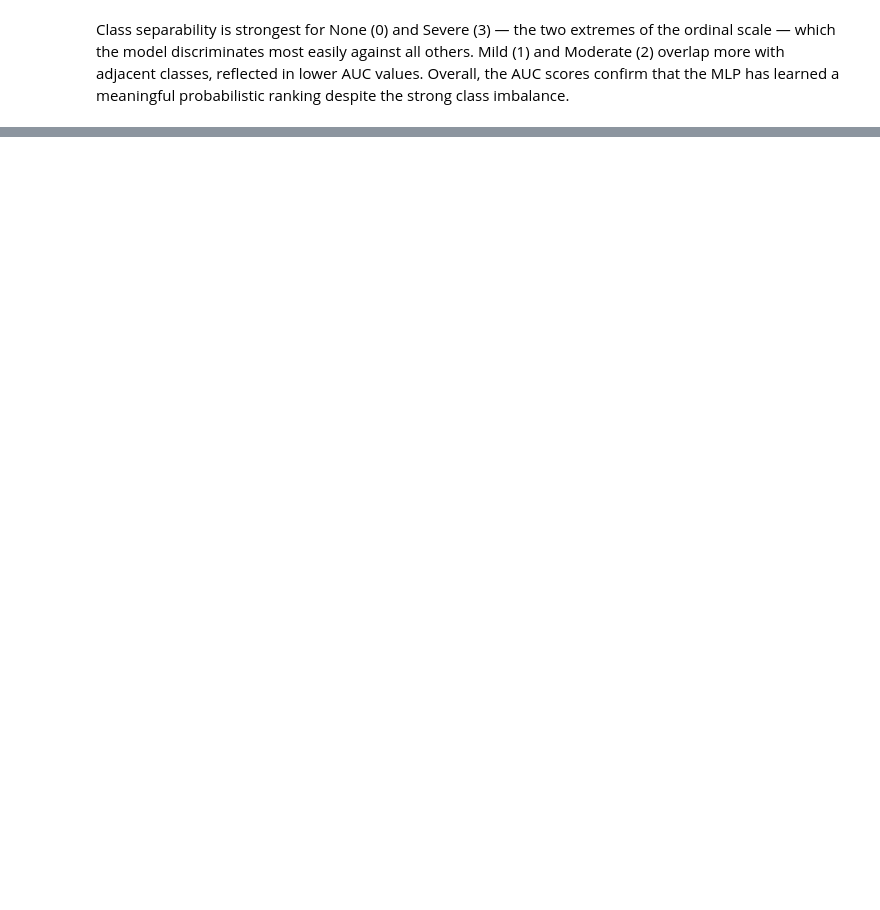
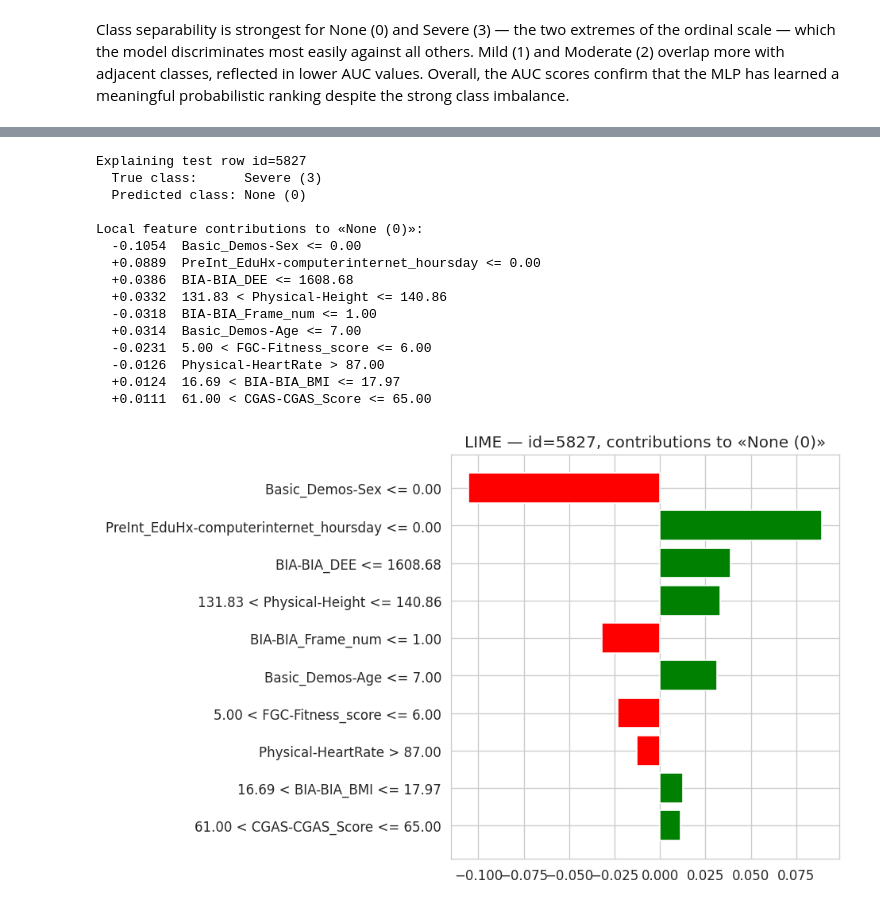
Before and after one commit to GiulioBartoloni/DataMining2, a Jupyter notebook: CMI/src/module_2/neural_network.ipynb, the cells around one changed output, grey strips where cells are left out. Drawn from its saved outputs; the diff is of its cells as text; code cells hidden in the pictures; blank space fills up the shorter version.

```diff
--- a/CMI/src/module_2/neural_network.ipynb
+++ b/CMI/src/module_2/neural_network.ipynb
@@ -389,0 +397,16 @@ Class separability is strongest for None (0) and Severe (3) — the two extremes
+# %%
+from lime.lime_tabular import LimeTabularExplainer
+
+# The network is trained on scaled features, so we wrap predict_proba to scale internally.
+# This lets LIME work in the original, human-readable feature space.
+def mlp_predict_proba(data):
+    return best_mlp.predict_proba(scaler.transform(data))
+
+lime_explainer = LimeTabularExplainer(
+    training_data=X_train.values,        # unscaled -> explanations in original units
+    feature_names=feature_columns,
+    class_names=class_names,
+    mode="classification",
+    discretize_continuous=True,          # report human-readable ranges (e.g. "Age <= 7")
+    random_state=RANDOM_STATE,
+)
@@ -389,0 +417,48 @@ Class separability is strongest for None (0) and Severe (3) — the two extremes
+# %%
+# Explain a single prediction. We use the same instance convention as the XGBoost SHAP
+# section — the first Severe-class test sample if one exists (hardest minority class).
+severe_mask = (y_test.values == 3)
+sample_pos = int(np.where(severe_mask)[0][0]) if severe_mask.any() else 0
+
+instance = X_test.iloc[sample_pos].values
+pred_class = int(y_pred_test[sample_pos])
+true_class = int(y_test.iloc[sample_pos])
+
+print(f"Explaining test row id={X_test.index[sample_pos]}")
+print(f"  True class:      {class_names[true_class]}")
+print(f"  Predicted class: {class_names[pred_class]}")
+
+lime_exp = lime_explainer.explain_instance(
+    data_row=instance,
+    predict_fn=mlp_predict_proba,
+    num_features=10,
+    labels=list(range(num_classes)),   # compute weights for every class
+)
+
+# Signed local contributions toward the predicted class.
+print(f"\nLocal feature contributions to «{class_names[pred_class]}»:")
+for feat, weight in lime_exp.as_list(label=pred_class):
+    print(f"  {weight:+.4f}  {feat}")
+
+fig = lime_exp.as_pyplot_figure(label=pred_class)
+fig.set_size_inches(8, 5)
+plt.title(f"LIME — id={X_test.index[sample_pos]}, contributions to «{class_names[pred_class]}»")
+plt.tight_layout()
+plt.show()
+# %% [output]
+Explaining test row id=5827
+  True class:      Severe (3)
+  Predicted class: None (0)
+
+Local feature contributions to «None (0)»:
+  -0.1054  Basic_Demos-Sex <= 0.00
+  +0.0889  PreInt_EduHx-computerinternet_hoursday <= 0.00
+  +0.0386  BIA-BIA_DEE <= 1608.68
+  +0.0332  131.83 < Physical-Height <= 140.86
+  -0.0318  BIA-BIA_Frame_num <= 1.00
+  +0.0314  Basic_Demos-Age <= 7.00
+  -0.0231  5.00 < FGC-Fitness_score <= 6.00
+  -0.0126  Physical-HeartRate > 87.00
+  +0.0124  16.69 < BIA-BIA_BMI <= 17.97
+  +0.0111  61.00 < CGAS-CGAS_Score <= 65.00
+[figure, added]
```
Also changed, not shown: parts of 14 cells of this notebook, 33 other files.
